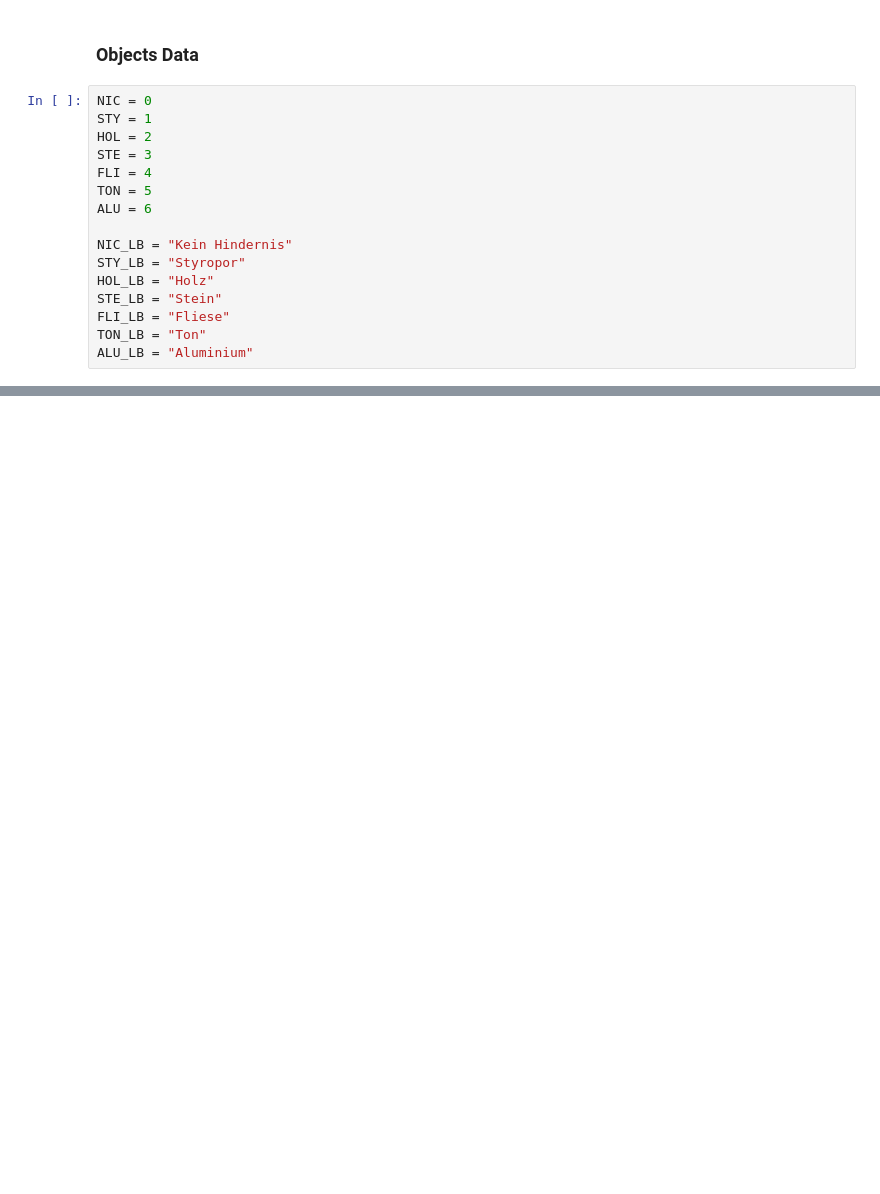
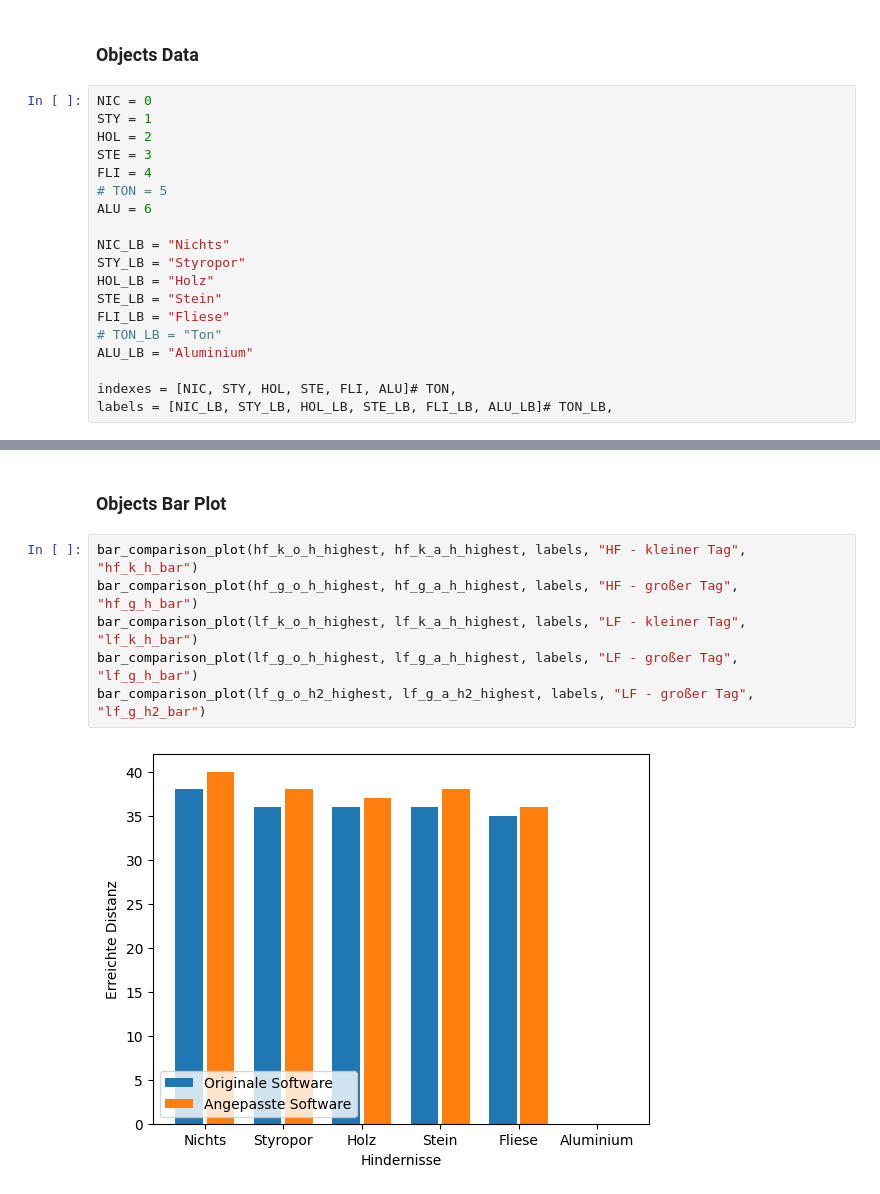
Before and after one commit to martinhauk/proxmark3, a Jupyter notebook: script/ba-graphs.ipynb, the cells around one changed output, grey strips where cells are left out. Drawn from its saved outputs; the diff is of its cells as text; blank space fills up the shorter version.

```diff
--- a/script/ba-graphs.ipynb
+++ b/script/ba-graphs.ipynb
@@ -213,16 +271,19 @@ STY = 1
 HOL = 2
 STE = 3
 FLI = 4
-TON = 5
+# TON = 5
 ALU = 6
 
-NIC_LB = "Kein Hindernis"
+NIC_LB = "Nichts"
 STY_LB = "Styropor"
 HOL_LB = "Holz"
 STE_LB = "Stein"
 FLI_LB = "Fliese"
-TON_LB = "Ton"
+# TON_LB = "Ton"
 ALU_LB = "Aluminium"
+
+indexes = [NIC, STY, HOL, STE, FLI, ALU]# TON,
+labels = [NIC_LB, STY_LB, HOL_LB, STE_LB, FLI_LB, ALU_LB]# TON_LB,
 # %%
 lf_k_h_max_dist = 70
 
@@ -341,0 +443,10 @@ line_comparison_plot(lf_g_o_h_str, lf_g_a_h_str, h_colors_arr[0], h_colors_arr[1
+# %% [markdown]
+### Objects Bar Plot
+# %%
+bar_comparison_plot(hf_k_o_h_highest, hf_k_a_h_highest, labels, "HF - kleiner Tag", "hf_k_h_bar")
+bar_comparison_plot(hf_g_o_h_highest, hf_g_a_h_highest, labels, "HF - großer Tag", "hf_g_h_bar")
+bar_comparison_plot(lf_k_o_h_highest, lf_k_a_h_highest, labels, "LF - kleiner Tag", "lf_k_h_bar")
+bar_comparison_plot(lf_g_o_h_highest, lf_g_a_h_highest, labels, "LF - großer Tag", "lf_g_h_bar")
+bar_comparison_plot(lf_g_o_h2_highest, lf_g_a_h2_highest, labels, "LF - großer Tag", "lf_g_h2_bar")
+# %% [output]
+[figure, added]
```
Also changed, not shown: parts of 26 cells of this notebook, 1 other file.
